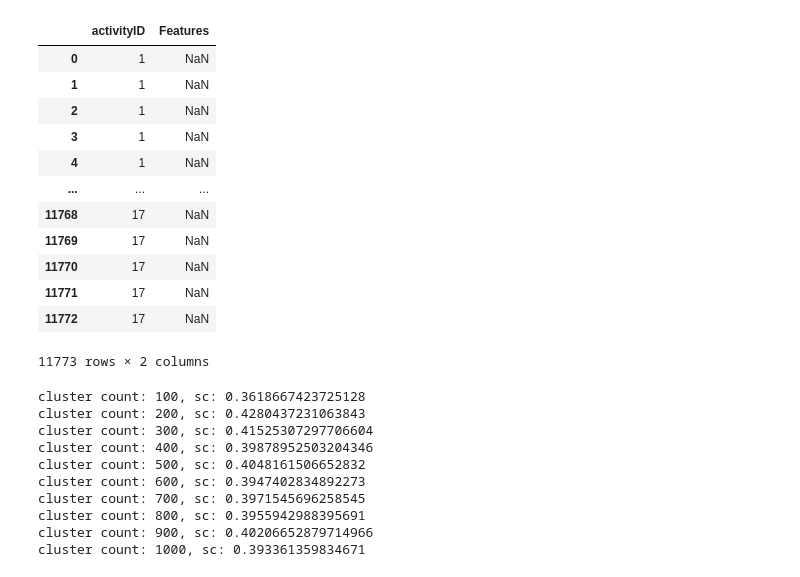
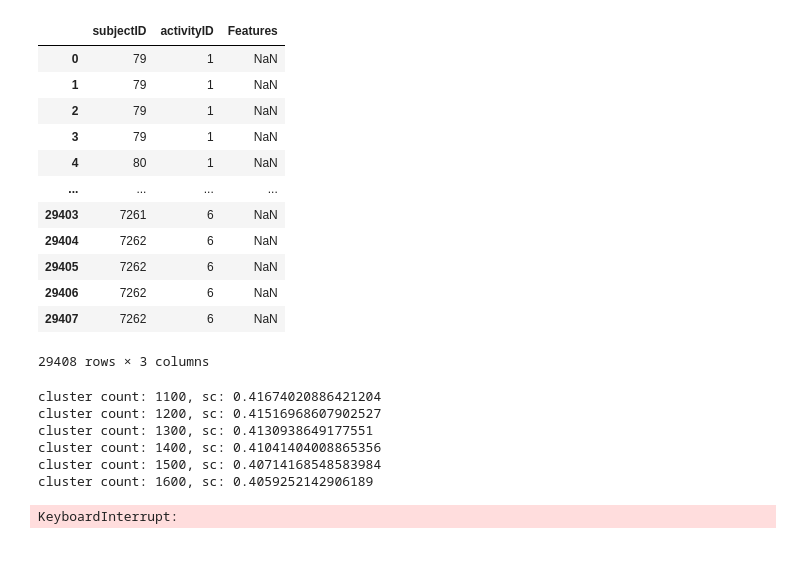
Before and after one commit to praveengadiyaram369/Activityrecognition_GaussianLDA, a Jupyter notebook: bin/kartheek/umap_gmm_clustering.ipynb, the cells around one changed output. Drawn from its saved outputs; the diff is of its cells as text; code cells hidden in the pictures.

```diff
--- a/bin/kartheek/umap_gmm_clustering.ipynb
+++ b/bin/kartheek/umap_gmm_clustering.ipynb
@@ -9,8 +9,8 @@ from sklearn.preprocessing import StandardScaler
 from sklearn.metrics import silhouette_score
 from sklearn.mixture import GaussianMixture
 # %%
-input_file_path = os.getcwd() + f'/../../data/sensor_features_lstm_tuned.csv'
+input_file_path = os.getcwd() + f'/../../data/UCIHAR_sensor_features_lstm_tuned_32.csv'
 main_df = pd.read_csv(input_file_path, header=None)
-main_df.rename(columns={0: 'activityID'}, inplace=True)
+main_df.rename(columns={0:'subjectID',1: 'activityID'}, inplace=True)
 main_df
 # %% [output]
@@ -77,19 +83,20 @@ array([[-3.7070086, 10.261172 ],
 # %%
-doc_df = pd.DataFrame(columns=['activityID', 'Features'])
+doc_df = pd.DataFrame(columns=['subjectID', 'activityID', 'Features'])
+doc_df['subjectID'] = main_df['subjectID'].astype(int)
 doc_df['activityID'] = main_df['activityID'].astype(int)
 doc_df
 # %% [output]
-|  | activityID | Features |
-| 0 | 1 | NaN |
-| 1 | 1 | NaN |
-| 2 | 1 | NaN |
-| 3 | 1 | NaN |
-| 4 | 1 | NaN |
-| ... | ... | ... |
-| 11768 | 17 | NaN |
-| 11769 | 17 | NaN |
-| 11770 | 17 | NaN |
-| 11771 | 17 | NaN |
-| 11772 | 17 | NaN |
+|  | subjectID | activityID | Features |
+| 0 | 79 | 1 | NaN |
+| 1 | 79 | 1 | NaN |
+| 2 | 79 | 1 | NaN |
+| 3 | 79 | 1 | NaN |
+| 4 | 80 | 1 | NaN |
+| ... | ... | ... | ... |
+| 29403 | 7261 | 6 | NaN |
+| 29404 | 7262 | 6 | NaN |
+| 29405 | 7262 | 6 | NaN |
+| 29406 | 7262 | 6 | NaN |
+| 29407 | 7262 | 6 | NaN |
-11773 rows × 2 columns
+29408 rows × 3 columns
 # %%
@@ -117,21 +124,18 @@ cluster_num = 200
 words = [prefix+'_'+str(i) for i in range(cluster_num)]
 # %%
-featureVec = StandardScaler().fit_transform(umap1)
-for val in range(100, 1001, 100):
+featureVec = StandardScaler().fit_transform(umap_vec)
+for val in range(1100, 5000, 100):
   gmm = GaussianMixture(n_components=val, random_state=2).fit(featureVec)
   cluster = gmm.predict(featureVec)
   sc = silhouette_score(featureVec, cluster)
   print(f'cluster count: {val}, sc: {sc}')
 # %% [output]
-cluster count: 100, sc: 0.3618667423725128
-cluster count: 200, sc: 0.4280437231063843
-cluster count: 300, sc: 0.41525307297706604
-cluster count: 400, sc: 0.39878952503204346
-cluster count: 500, sc: 0.4048161506652832
-cluster count: 600, sc: 0.3947402834892273
-cluster count: 700, sc: 0.3971545696258545
-cluster count: 800, sc: 0.3955942988395691
-cluster count: 900, sc: 0.40206652879714966
-cluster count: 1000, sc: 0.393361359834671
+cluster count: 1100, sc: 0.41674020886421204
+cluster count: 1200, sc: 0.41516968607902527
+cluster count: 1300, sc: 0.4130938649177551
+cluster count: 1400, sc: 0.41041404008865356
+cluster count: 1500, sc: 0.40714168548583984
+cluster count: 1600, sc: 0.4059252142906189
+KeyboardInterrupt:
 # %%
 cluster_centers = []
```
Also changed, not shown: parts of 16 cells of this notebook.
